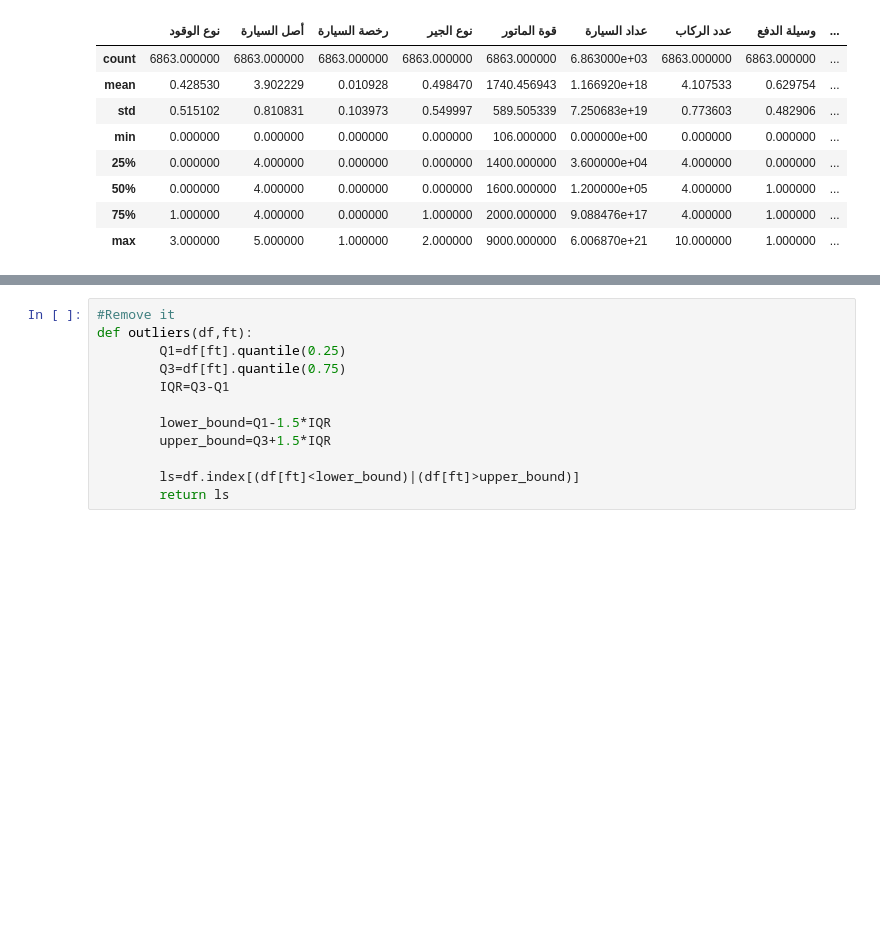
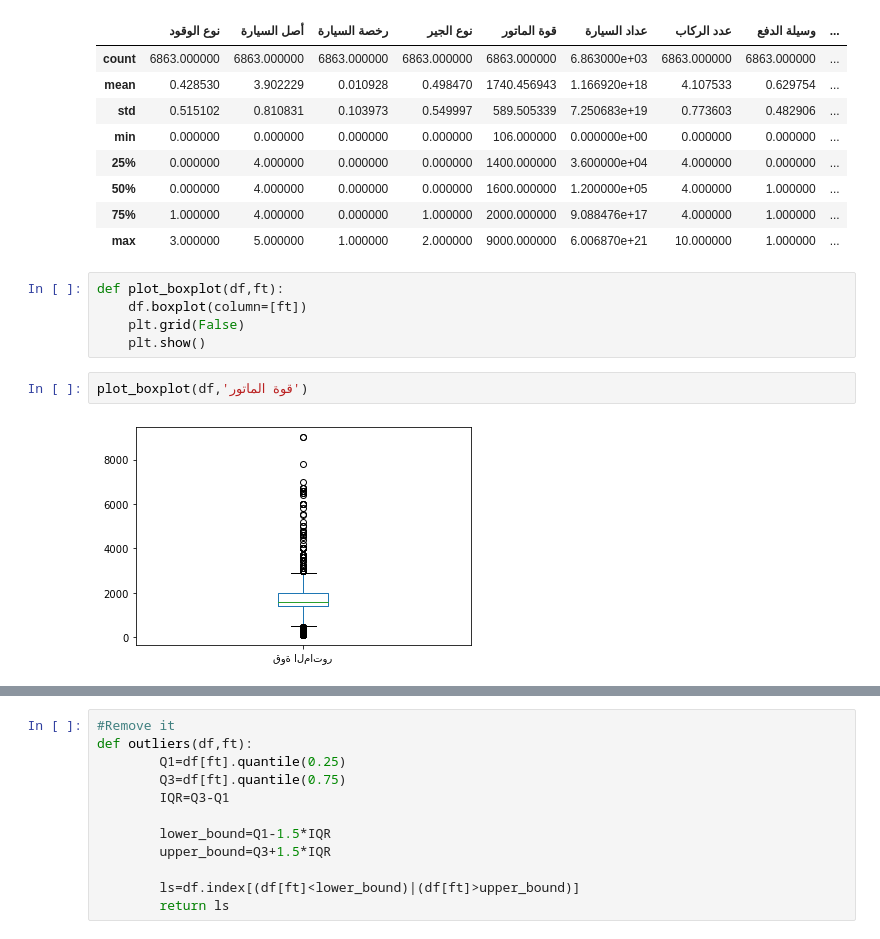
Before and after one commit to marahsaadeh/ML_ass1, a Jupyter notebook: Ass1.ipynb, the cells around one changed output, grey strips where cells are left out. Saved outputs shown, nothing was run; the diff lists cells and outputs as text; blank space fills up the shorter version.

```diff
--- a/Ass1.ipynb
+++ b/Ass1.ipynb
@@ -842,3 +850,12 @@ df.describe()
 | 50% | 0.000000 | 4.000000 | 0.000000 | 0.000000 | 1600.000000 | 1.200000e+05 | 4.000000 | 1.000000 | ... |
 | 75% | 1.000000 | 4.000000 | 0.000000 | 1.000000 | 2000.000000 | 9.088476e+17 | 4.000000 | 1.000000 | ... |
 | max | 3.000000 | 5.000000 | 1.000000 | 2.000000 | 9000.000000 | 6.006870e+21 | 10.000000 | 1.000000 | ... |
+# %%
+def plot_boxplot(df,ft):
+    df.boxplot(column=[ft])
+    plt.grid(False)
+    plt.show()
+# %%
+plot_boxplot(df,'قوة الماتور')
+# %% [output]
+[figure, added]
```
Also changed, not shown: parts of 39 cells of this notebook.
